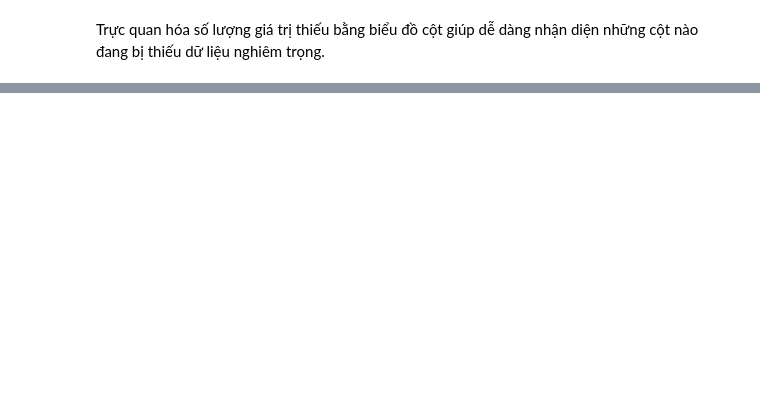
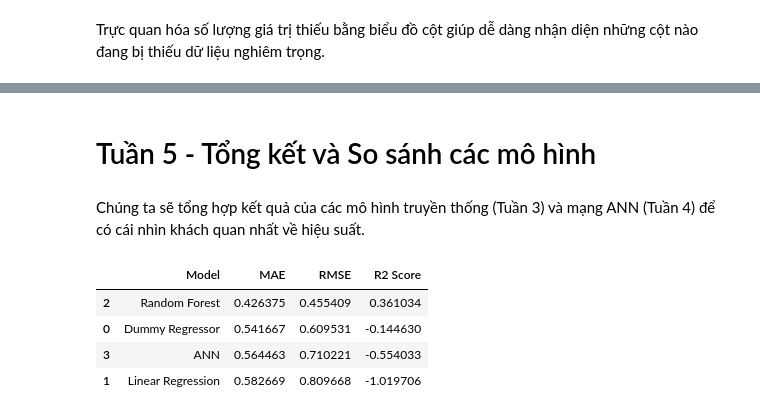
Before and after one commit to Huhhuu/DataDeepLearning, a Jupyter notebook: Deeplearning_TH.ipynb, the cells around one changed output, grey strips where cells are left out. Drawn from its saved outputs; the diff is of its cells as text; code cells hidden in the pictures; blank space fills up the shorter version.

```diff
--- a/Deeplearning_TH.ipynb
+++ b/Deeplearning_TH.ipynb
@@ -44,0 +328,17 @@ plt.show()
+# %% [markdown]
+# Tuần 5 - Tổng kết và So sánh các mô hình
+# %% [markdown]
+Chúng ta sẽ tổng hợp kết quả của các mô hình truyền thống (Tuần 3) và mạng ANN (Tuần 4) để có cái nhìn khách quan nhất về hiệu suất.
+# %%
+final_results = df_results.copy()
+new_row = {'Model': 'ANN', 'MAE': mae_ann, 'RMSE': rmse_ann, 'R2 Score': r2_ann}
+final_results = pd.concat([final_results, pd.DataFrame([new_row])], ignore_index=True)
+
+final_results = final_results.sort_values(by='R2 Score', ascending=False)
+display(final_results)
+# %% [output]
+|  | Model | MAE | RMSE | R2 Score |
+| 2 | Random Forest | 0.426375 | 0.455409 | 0.361034 |
+| 0 | Dummy Regressor | 0.541667 | 0.609531 | -0.144630 |
+| 3 | ANN | 0.564463 | 0.710221 | -0.554033 |
+| 1 | Linear Regression | 0.582669 | 0.809668 | -1.019706 |
```
Also changed, not shown: parts of 36 cells of this notebook.
